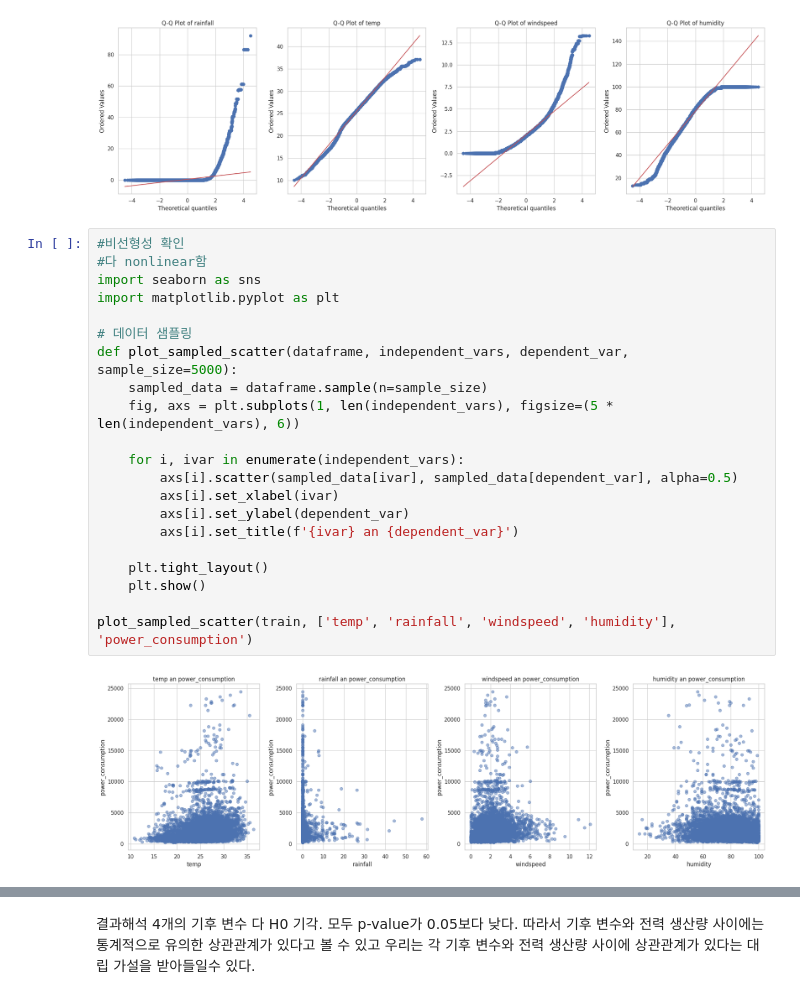
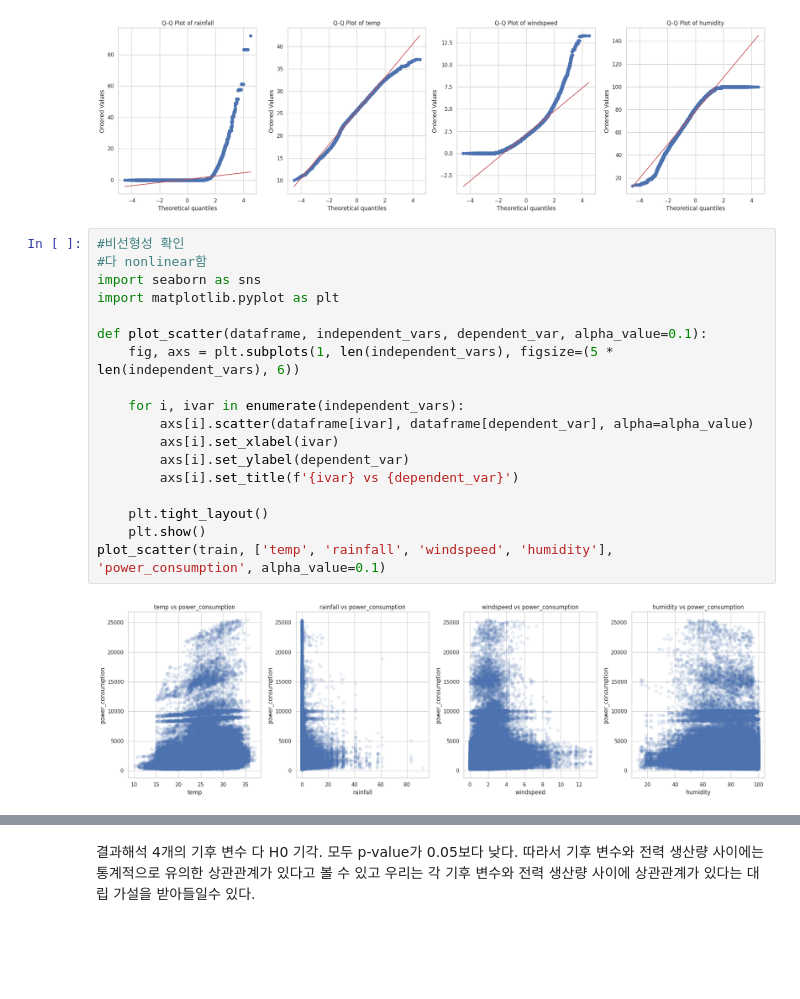
Before and after one commit to life-ofpi/SDATP, a Jupyter notebook: sda_project_jinseo.ipynb, the cells around one changed output, grey strips where cells are left out. Cells and saved outputs as stored; diff of their text form; blank space fills up the shorter version.

Commit message:
sample 유무 수정

```diff
--- a/sda_project_jinseo.ipynb
+++ b/sda_project_jinseo.ipynb
@@ -345,26 +345,23 @@ plot_qq(train, ['rainfall', 'temp', 'windspeed', 'humidity'])
 # %%
 #비선형성 확인
 #다 nonlinear함
 import seaborn as sns
 import matplotlib.pyplot as plt
 
-# 데이터 샘플링
-def plot_sampled_scatter(dataframe, independent_vars, dependent_var, sample_size=5000):
-    sampled_data = dataframe.sample(n=sample_size)
+def plot_scatter(dataframe, independent_vars, dependent_var, alpha_value=0.1):
     fig, axs = plt.subplots(1, len(independent_vars), figsize=(5 * len(independent_vars), 6))
 
     for i, ivar in enumerate(independent_vars):
-        axs[i].scatter(sampled_data[ivar], sampled_data[dependent_var], alpha=0.5)
+        axs[i].scatter(dataframe[ivar], dataframe[dependent_var], alpha=alpha_value)
         axs[i].set_xlabel(ivar)
         axs[i].set_ylabel(dependent_var)
-        axs[i].set_title(f'{ivar} an {dependent_var}')
+        axs[i].set_title(f'{ivar} vs {dependent_var}')
 
     plt.tight_layout()
     plt.show()
-
-plot_sampled_scatter(train, ['temp', 'rainfall', 'windspeed', 'humidity'], 'power_consumption')
+plot_scatter(train, ['temp', 'rainfall', 'windspeed', 'humidity'], 'power_consumption', alpha_value=0.1)
 # %% [output]
-[figure, old version]
+[figure, new version]
 # %%
 #이상치 확인
 def plot_sampled_boxplots(dataframe, independent_vars, dependent_var, sample_size=1000):
```
Also changed, not shown: parts of 7 cells of this notebook.
